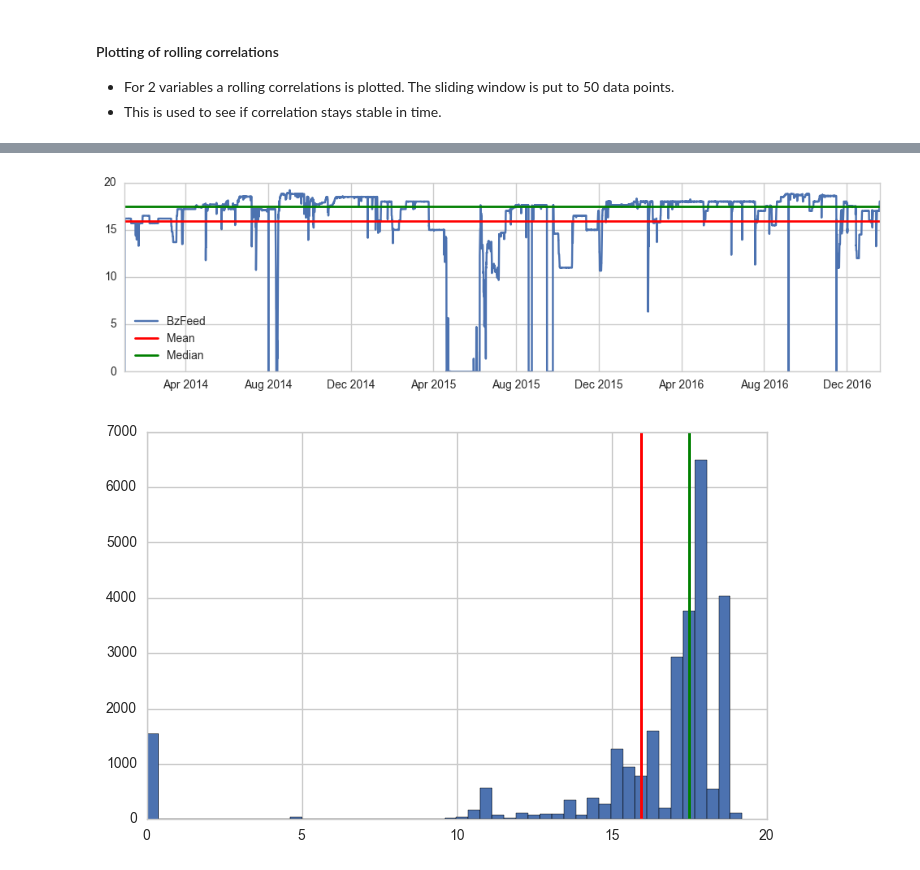
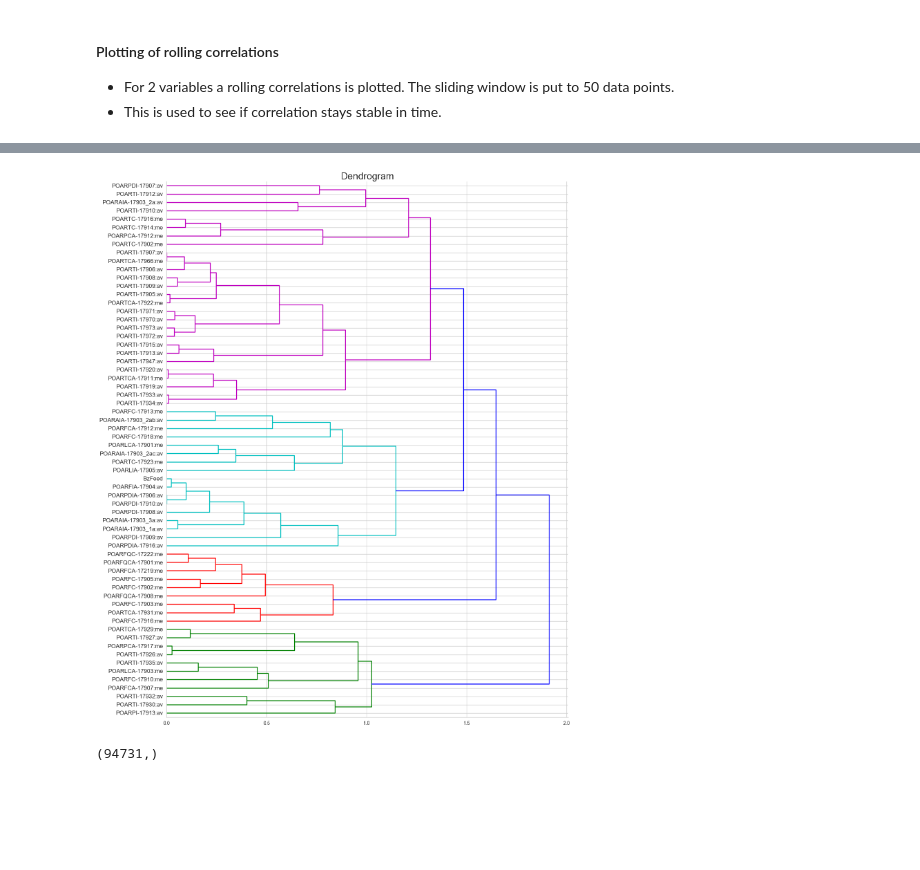
Before and after one commit to clijda/IP21analysis, a Jupyter notebook: DataExplorationIP21.ipynb, the cells around one changed output, grey strips where cells are left out. Cells and saved outputs as stored; diff of their text form; code cells hidden in the pictures; blank space fills up the shorter version.

```diff
--- a/DataExplorationIP21.ipynb
+++ b/DataExplorationIP21.ipynb
@@ -145,20 +176,53 @@ print(df.columns[0] + " - " + df.columns[1])
 POARFQCA-17901:me - POARAIA-17903_1a:av
-# %%
-strTagName='BzFeed'
-plt.figure(figsize=(12,3))
-plt.plot(df.index,df[strTagName],label=strTagName)
-plt.axhline(y = df[strTagName].mean(), linewidth=2, color = 'r',label='Mean')
-plt.axhline(y = df[strTagName].median(), linewidth=2, color = 'g',label='Median')
-plt.legend(loc='lower left')
-plt.show()
-#py.iplot_mpl(fig, strip_style = True)
-# %% [output]
-[figure, removed]
-# %%
-plt.figure(figsize=(8,5))
-plt.hist(df[strTagName],50)
-plt.axvline(x = df[strTagName].mean(), linewidth=2, color = 'r')
-plt.axvline(x = df[strTagName].median(), linewidth=2, color = 'g')
-plt.show()
-# %% [output]
-[figure, removed]
+# %%
+########################################################################
+# Feature clustering
+########################################################################
+import scipy
+from sklearn import cluster
+agglo = cluster.FeatureAgglomeration(n_clusters=2, affinity='euclidean',linkage='ward')
+agglo.fit(df)
+
+from scipy.cluster.hierarchy import dendrogram, linkage
+from scipy.spatial import distance
+from sklearn import preprocessing
+# transform the data between min and max
+#    X_std = (X - X.min(axis=0)) / (X.max(axis=0) - X.min(axis=0))
+#    X_scaled = X_std * (max - min) + min
+min_max_scaler = preprocessing.MinMaxScaler()
+x_scaled = min_max_scaler.fit_transform(df)
+df_normalized = pd.DataFrame(x_scaled)
+features = df.columns.tolist()
+df_normalized.columns = features
+
+# create distance matrix
+#distmatrix = distance.cdist(df_normalized.as_matrix().T, df_normalized.as_matrix().T)
+#df_dist = pd.DataFrame(distmatrix, index = features, columns = features)
+
+# input for linkage is either the samples*features matrix or the distance matrix
+#Z = linkage(distance.squareform(df_dist.as_matrix()), 'average')
+Z = linkage(df_normalized.T,metric='correlation', method='complete')
+
+#print(Z[:20])
+
+plt.figure(figsize=(15, 20))
+#plt.figure(tight_layout=True)
+dendrogram(Z,leaf_rotation=0.,leaf_font_size=12.,orientation='right',labels=df.columns)
+#dendrogram(Z,leaf_rotation=90.,leaf_font_size=12.,labels=features)
+plt.title("Dendrogram",fontsize=20)
+#plt.xticks(rotation=90)
+#plt.ylabel("Distance (1 - correlation)",fontsize=14)
+sns.despine()
+plt.show()
+# %% [output]
+[figure, added]
+# %%
+from sklearn.cross_validation import train_test_split
+#from sklearn.model_selection import train_test_split # as of version 0.18.1
+target = 'POARFQC-17222:me'
+X=df.drop(target, axis=1)
+y=df[target]
+X_train, X_test, y_train, y_test = train_test_split(X, y, test_size=0.35, random_state=0)
+y_train.shape
+# %% [output]
+(94731,)
```
Also changed, not shown: parts of 12 cells of this notebook, 1 other file.
